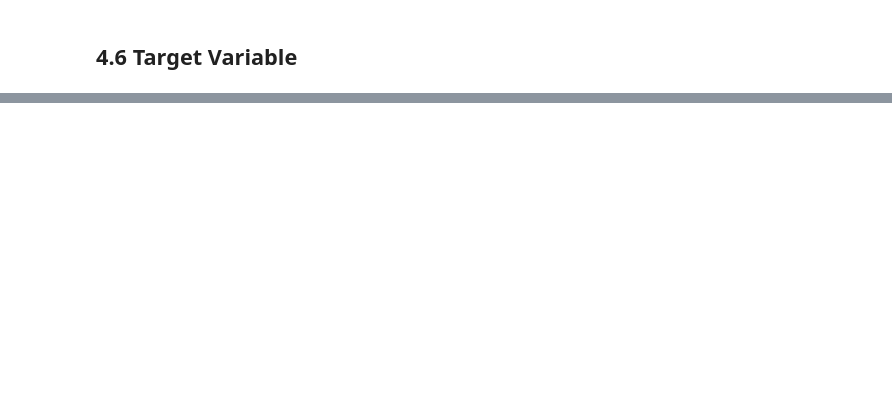
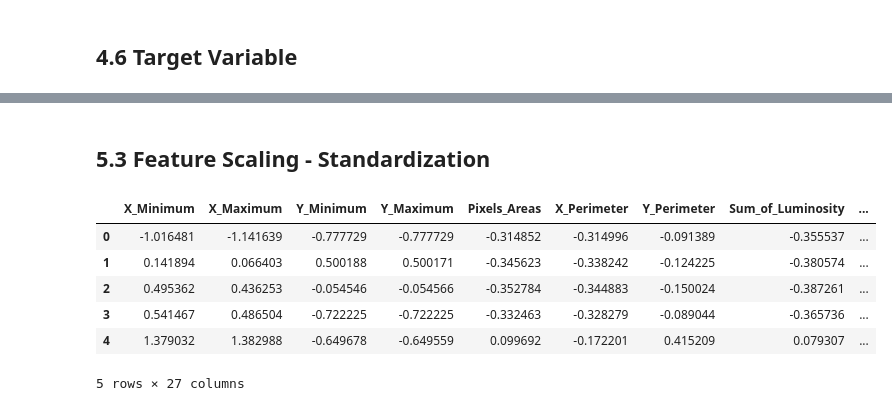
Before and after one commit to fardinfaruqi/steel-plate-quality-control, a Jupyter notebook: notebooks/steel_plate_quality_control.ipynb, the cells around one changed output, grey strips where cells are left out. Drawn from its saved outputs; the diff is of its cells as text; code cells hidden in the pictures; blank space fills up the shorter version.

```diff
--- a/notebooks/steel_plate_quality_control.ipynb
+++ b/notebooks/steel_plate_quality_control.ipynb
@@ -118,0 +303,24 @@ display(df["Defect_Type"].value_counts())
+# %% [markdown]
+## 5.3 Feature Scaling - Standardization
+# %%
+from sklearn.preprocessing import StandardScaler
+
+scaler = StandardScaler()
+
+X_scaled = scaler.fit_transform(X)
+
+X_scaled = pd.DataFrame(
+    X_scaled,
+    columns=X.columns,
+    index=X.index
+)
+
+display(X_scaled.head())
+# %% [output]
+|  | X_Minimum | X_Maximum | Y_Minimum | Y_Maximum | Pixels_Areas | X_Perimeter | Y_Perimeter | Sum_of_Luminosity | ... |
+| 0 | -1.016481 | -1.141639 | -0.777729 | -0.777729 | -0.314852 | -0.314996 | -0.091389 | -0.355537 | ... |
+| 1 | 0.141894 | 0.066403 | 0.500188 | 0.500171 | -0.345623 | -0.338242 | -0.124225 | -0.380574 | ... |
+| 2 | 0.495362 | 0.436253 | -0.054546 | -0.054566 | -0.352784 | -0.344883 | -0.150024 | -0.387261 | ... |
+| 3 | 0.541467 | 0.486504 | -0.722225 | -0.722225 | -0.332463 | -0.328279 | -0.089044 | -0.365736 | ... |
+| 4 | 1.379032 | 1.382988 | -0.649678 | -0.649559 | 0.099692 | -0.172201 | 0.415209 | 0.079307 | ... |
+5 rows × 27 columns
```
Also changed, not shown: parts of 17 cells of this notebook.
